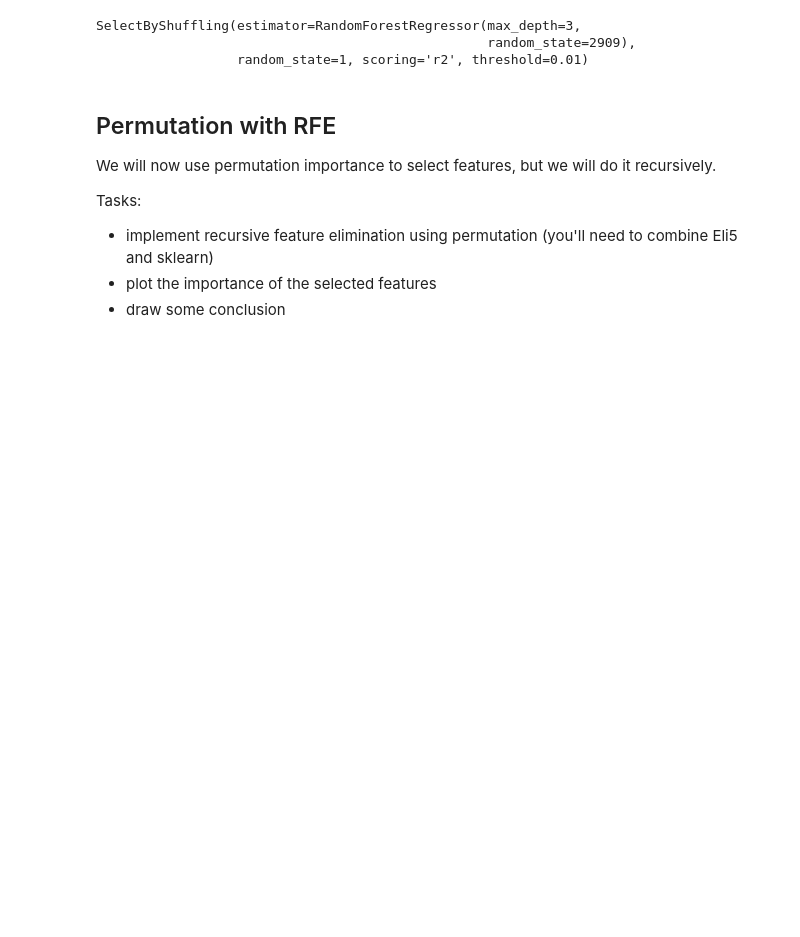
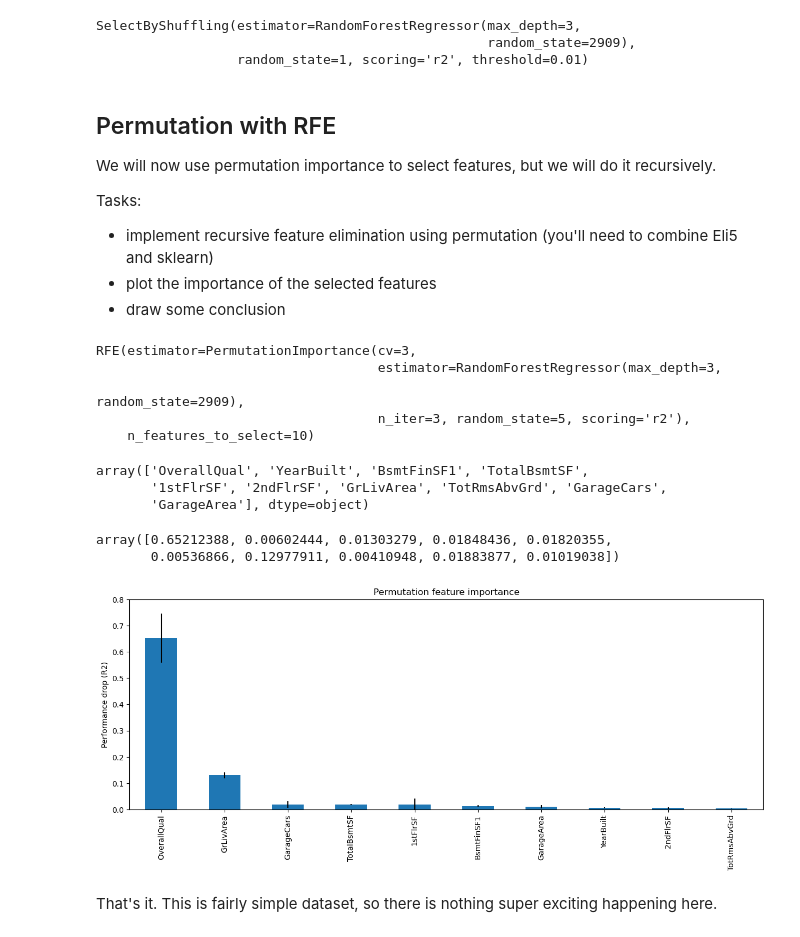
Before and after one commit to cmurray4492/ml_explainability, a Jupyter notebook: 09-permutation-feature-importance/assigment/assignment.ipynb, the cells around one changed output. Cells and saved outputs as stored; diff of their text form; code cells hidden in the pictures; blank space fills up the shorter version.

```diff
--- a/09-permutation-feature-importance/assigment/assignment.ipynb
+++ b/09-permutation-feature-importance/assigment/assignment.ipynb
@@ -197,3 +197,72 @@ Tasks:
 - implement recursive feature elimination using permutation (you'll need to combine Eli5 and sklearn)
 - plot the importance of the selected features
 - draw some conclusion
+# %%
+# set up the permutation class from eli
+
+# we already fit the estimator
+perm = PermutationImportance(
+    rf,
+    scoring="r2",
+    n_iter=3,  # number of times each feature is shuffled
+    cv=3,
+    random_state=5,
+)
+# %%
+# Set up the recursive feature selection class from
+# sklearn
+
+sel = RFE(
+    perm,
+    n_features_to_select=10,
+).set_output(transform="pandas")
+# %%
+# Find important features, recursively
+# This may take a while ...
+
+sel.fit(X_train, y_train)
+# %% [output]
+RFE(estimator=PermutationImportance(cv=3,
+                                    estimator=RandomForestRegressor(max_depth=3,
+                                                                    random_state=2909),
+                                    n_iter=3, random_state=5, scoring='r2'),
+    n_features_to_select=10)
+# %%
+# the selected features
+
+sel.get_feature_names_out()
+# %% [output]
+array(['OverallQual', 'YearBuilt', 'BsmtFinSF1', 'TotalBsmtSF',
+       '1stFlrSF', '2ndFlrSF', 'GrLivArea', 'TotRmsAbvGrd', 'GarageCars',
+       'GarageArea'], dtype=object)
+# %%
+# The importance of the selected features
+
+sel.estimator_.feature_importances_
+# %% [output]
+array([0.65212388, 0.00602444, 0.01303279, 0.01848436, 0.01820355,
+       0.00536866, 0.12977911, 0.00410948, 0.01883877, 0.01019038])
+# %%
+# plot importance of selected features
+
+importance = pd.DataFrame({
+    "importance": sel.estimator_.feature_importances_,
+    "std": sel.estimator_.feature_importances_std_,
+    },
+    index = list(sel.get_feature_names_out())
+)
+
+# plot manually
+
+importance["importance"].sort_values(
+    ascending=False
+).plot(figsize=(15, 5), kind="bar", yerr=importance["std"])
+
+plt.title("Permutation feature importance")
+plt.ylabel("Performance drop (R2)")
+plt.ylim(0, 0.8)
+plt.show()
+# %% [output]
+[figure, added]
+# %% [markdown]
+That's it. This is fairly simple dataset, so there is nothing super exciting happening here.
```
